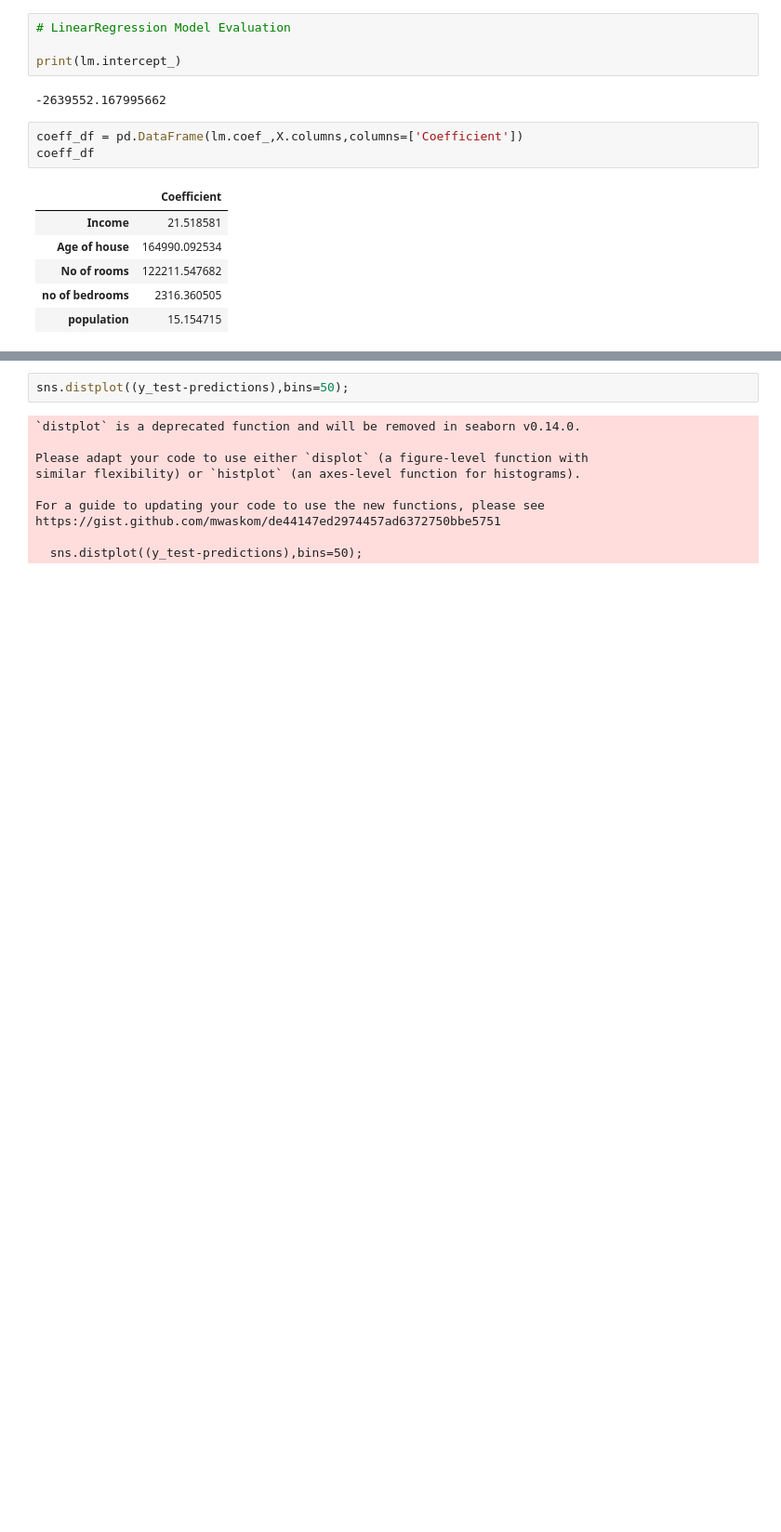
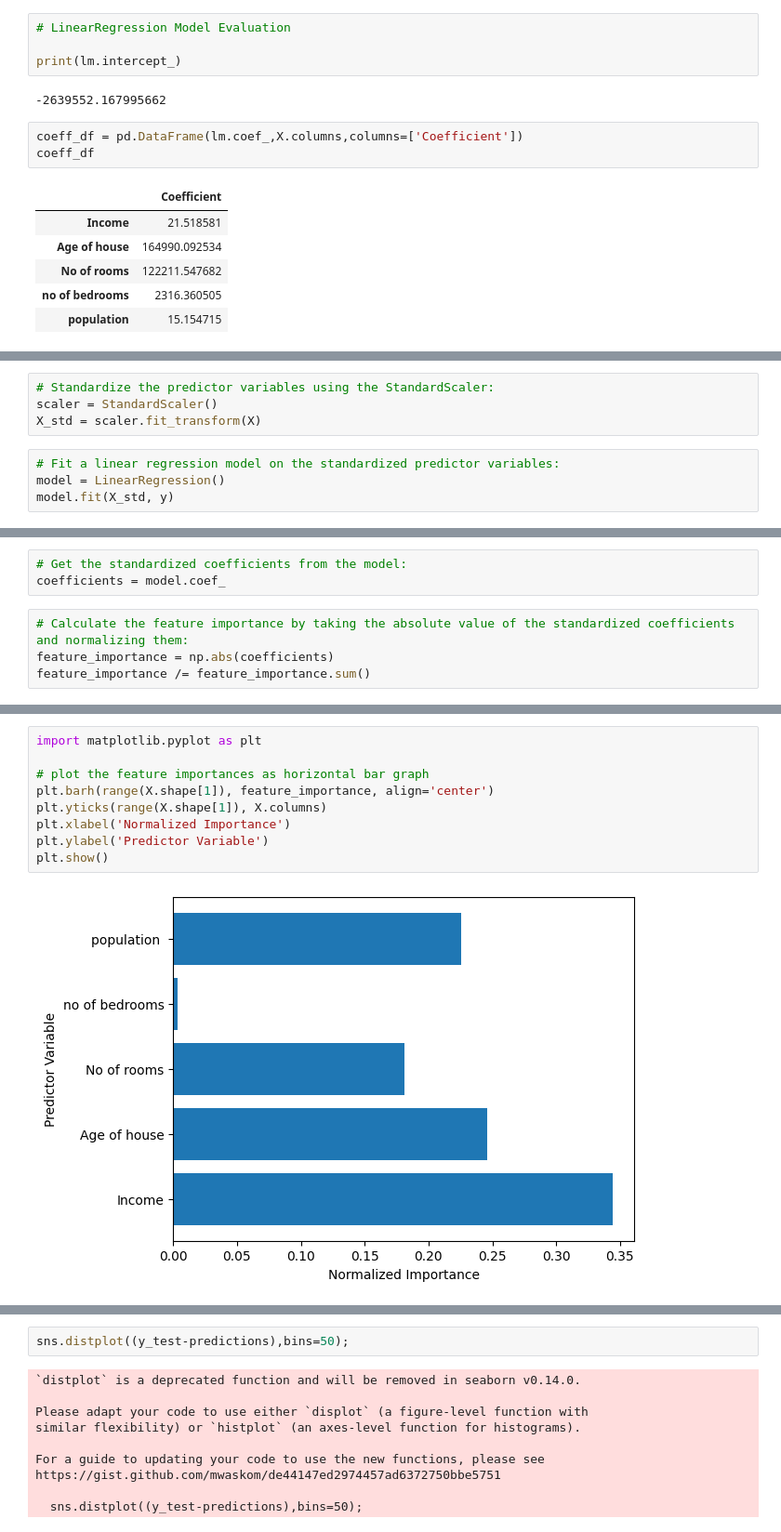
Before and after one commit to BilalNoori/regression, a Jupyter notebook: Untitled22.ipynb, the cells around one changed output, grey strips where cells are left out. Shown at 93% size. Cells and saved outputs as stored; diff of their text form; blank space fills up the shorter version.

```diff
--- a/Untitled22.ipynb
+++ b/Untitled22.ipynb
@@ -169,0 +164,8 @@ Text(0, 0.5, 'predictions')
+# %%
+# Standardize the predictor variables using the StandardScaler:
+scaler = StandardScaler()
+X_std = scaler.fit_transform(X)
+# %%
+# Fit a linear regression model on the standardized predictor variables:
+model = LinearRegression()
+model.fit(X_std, y)
@@ -169,0 +174,7 @@ Text(0, 0.5, 'predictions')
+# %%
+# Get the standardized coefficients from the model:
+coefficients = model.coef_
+# %%
+# Calculate the feature importance by taking the absolute value of the standardized coefficients and normalizing them:
+feature_importance = np.abs(coefficients)
+feature_importance /= feature_importance.sum()
@@ -169,0 +202,11 @@ Text(0, 0.5, 'predictions')
+# %%
+import matplotlib.pyplot as plt
+
+# plot the feature importances as horizontal bar graph
+plt.barh(range(X.shape[1]), feature_importance, align='center')
+plt.yticks(range(X.shape[1]), X.columns)
+plt.xlabel('Normalized Importance')
+plt.ylabel('Predictor Variable')
+plt.show()
+# %% [output]
+[figure, added]
```
Also changed, not shown: parts of 11 cells of this notebook.
